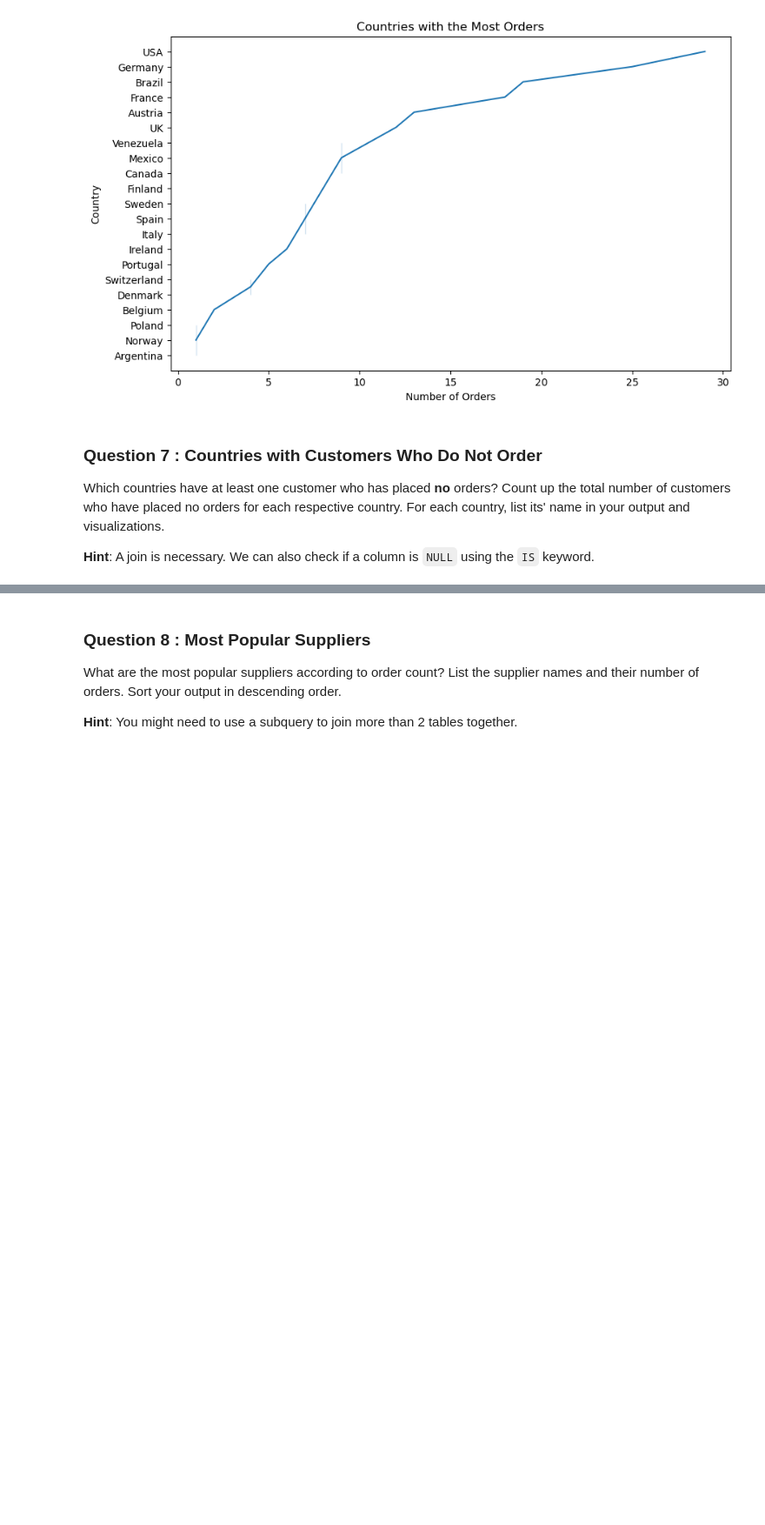
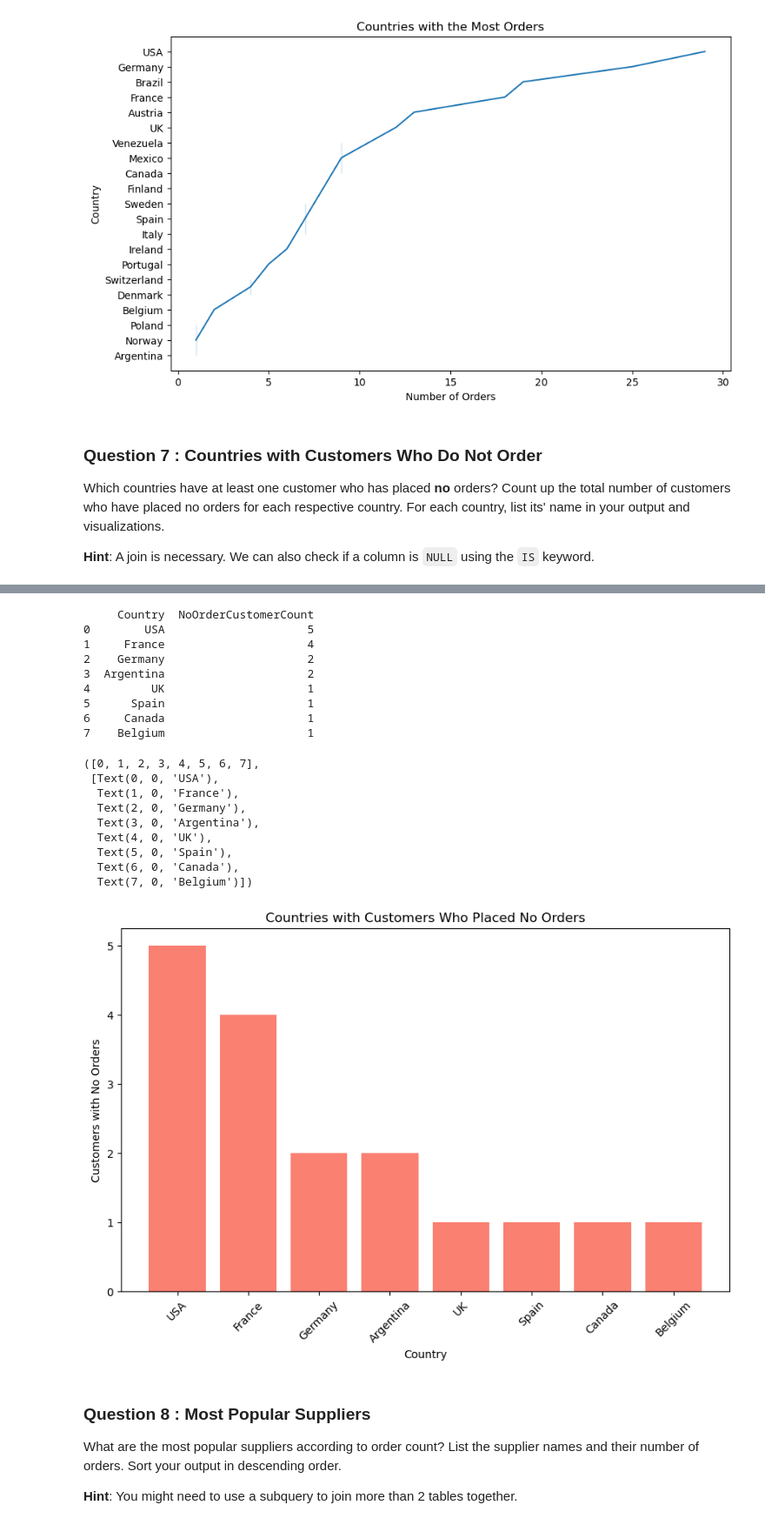
Before and after one commit to Benavjess/SQL-Osiris-Report, a Jupyter notebook: adhoc_report.ipynb, the cells around one changed output, grey strips where cells are left out. Shown at 87% size. Saved outputs shown, nothing was run; the diff lists cells and outputs as text; code cells hidden in the pictures; blank space fills up the shorter version.

```diff
--- a/adhoc_report.ipynb
+++ b/adhoc_report.ipynb
@@ -352,7 +352,20 @@ Which countries have at least one customer who has placed **no** orders? Count u
 **Hint**: A join is necessary. We can also check if a column is `NULL` using the `IS` keyword.
 # %%
 # TODO: Write a SQL query which will answer the question above.
-...
+
+
+
+cursor.execute("""
+SELECT C.Country, COUNT(*) AS NoOrderCustomerCount
+FROM Customers C
+LEFT JOIN Orders O ON C.CustomerID = O.CustomerID
+WHERE O.OrderID IS NULL
+GROUP BY C.Country
+ORDER BY NoOrderCustomerCount DESC;
+""")
 
 # TODO: Fetch your list of tuples and print it out
-...
+rows = cursor.fetchall()
+print(rows)
+for r in rows:
+    print(r)
@@ -359,9 +382,35 @@ Which countries have at least one customer who has placed **no** orders? Count u
 # %%
 # TODO: Convert your list of tuples to a dataframe
-...
+df = pd.DataFrame(rows, columns=["Country", "NoOrderCustomerCount"])
+print(df)
 
 # TODO: Generate a visualization on this dataframe
-...
+plt.figure(figsize=(10,6))
+plt.bar(df["Country"], df["NoOrderCustomerCount"], color="salmon")
+plt.xlabel("Country")
+plt.ylabel("Customers with No Orders")
+plt.title("Countries with Customers Who Placed No Orders")
+plt.xticks(rotation=45)
+# %% [output]
+     Country  NoOrderCustomerCount
+0        USA                     5
+1     France                     4
+2    Germany                     2
+3  Argentina                     2
+4         UK                     1
+5      Spain                     1
+6     Canada                     1
+7    Belgium                     1
+([0, 1, 2, 3, 4, 5, 6, 7],
+ [Text(0, 0, 'USA'),
+  Text(1, 0, 'France'),
+  Text(2, 0, 'Germany'),
+  Text(3, 0, 'Argentina'),
+  Text(4, 0, 'UK'),
+  Text(5, 0, 'Spain'),
+  Text(6, 0, 'Canada'),
+  Text(7, 0, 'Belgium')])
+[figure, added]
 # %% [markdown]
 ### Question 8 : Most Popular Suppliers
 
```
Also changed, not shown: parts of 8 cells of this notebook.
